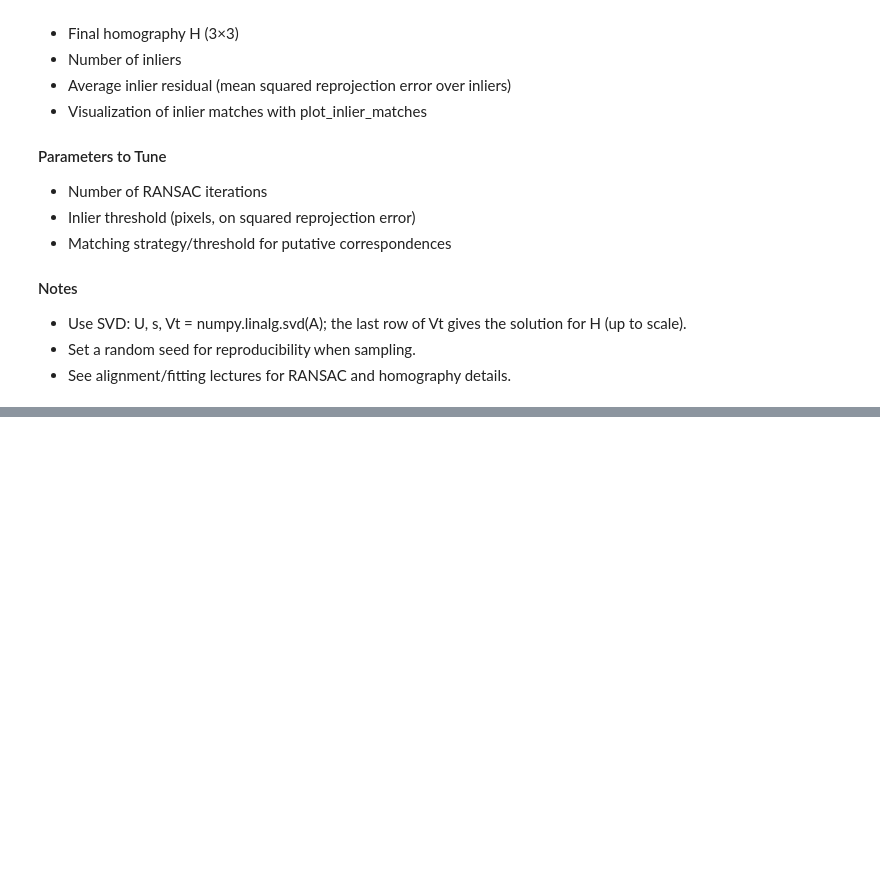
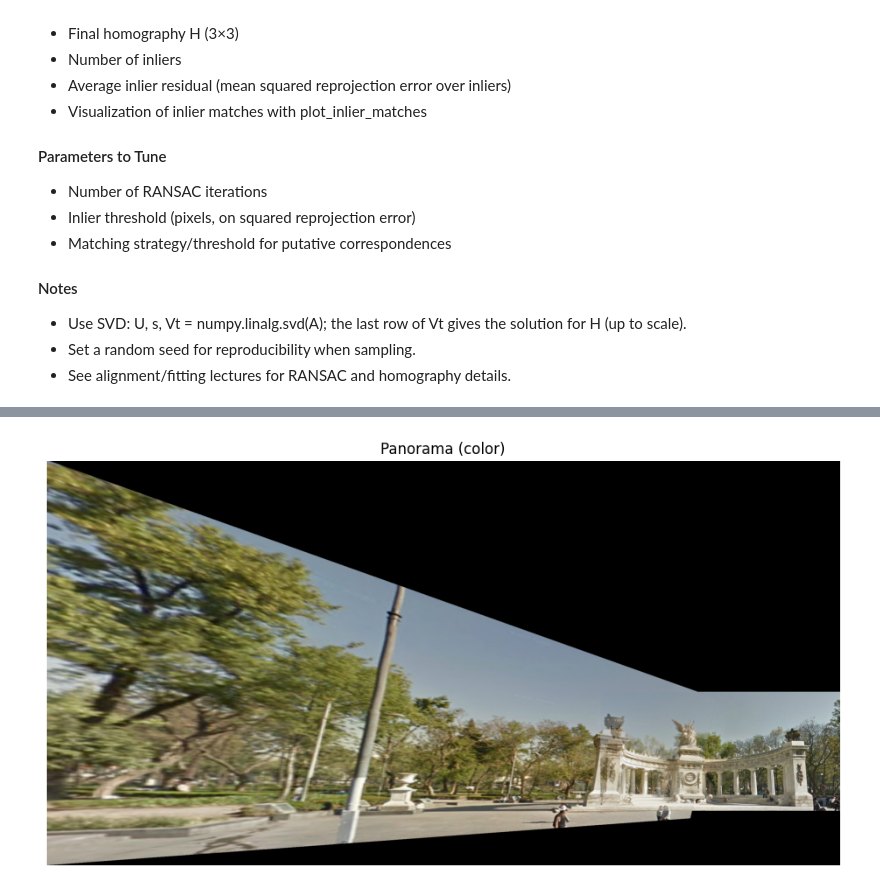
Before and after one commit to rashiqul/ece549, a Jupyter notebook: notebooks/alam_rashiqul_a3.ipynb, the cells around one changed output, grey strips where cells are left out. Cells and saved outputs as stored; diff of their text form; code cells hidden in the pictures; blank space fills up the shorter version.

```diff
--- a/notebooks/alam_rashiqul_a3.ipynb
+++ b/notebooks/alam_rashiqul_a3.ipynb
@@ -437,0 +592,42 @@ Average inlier residual (squared px, final H): 2.811
+# %%
+# Warp the RGB images into the panorama canvas
+left_pan_rgb  = warp(left_rgb,  tform_left,  output_shape=(pan_h, pan_w), preserve_range=True)
+right_pan_rgb = warp(right_rgb, tform_right, output_shape=(pan_h, pan_w), preserve_range=True)
+
+# Robust binary masks via warping ones with nearest-neighbor (avoids fractional nonzeros)
+left_mask = warp(
+    np.ones(left_rgb.shape[:2], dtype=float),
+    tform_left,
+    output_shape=(pan_h, pan_w),
+    order=0,
+    preserve_range=True
+) > 0.5
+
+right_mask = warp(
+    np.ones(right_rgb.shape[:2], dtype=float),
+    tform_right,
+    output_shape=(pan_h, pan_w),
+    order=0,
+    preserve_range=True
+) > 0.5
+
+only_left  = left_mask & ~right_mask
+only_right = right_mask & ~left_mask
+both = left_mask & right_mask
+
+# Composite
+panorama_rgb = np.zeros((pan_h, pan_w, 3), dtype=float)
+panorama_rgb[only_left]  = left_pan_rgb[only_left]
+panorama_rgb[only_right] = right_pan_rgb[only_right]
+panorama_rgb[both]       = 0.5 * left_pan_rgb[both] + 0.5 * right_pan_rgb[both]
+
+# Display (float in [0,1])
+panorama_rgb_disp = np.clip(panorama_rgb, 0, 1)
+
+plt.figure(figsize=(14, 6))
+plt.imshow(panorama_rgb_disp)
+plt.axis('off')
+plt.title('Panorama (color)')
+plt.show()
+# %% [output]
+[figure, added]
```
Also changed, not shown: parts of 7 cells of this notebook.
